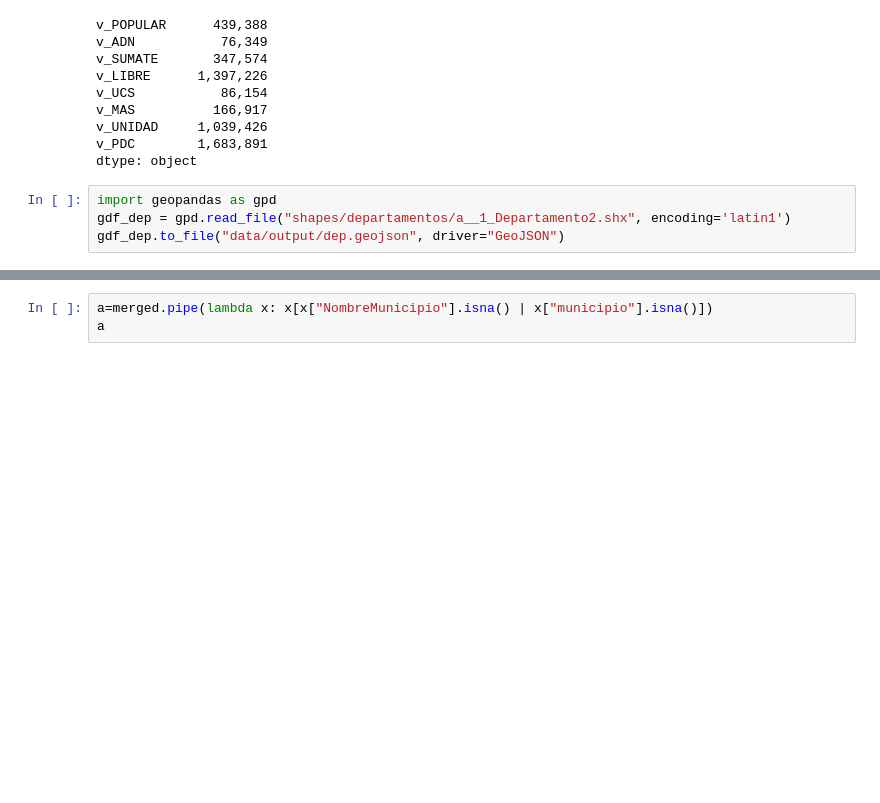
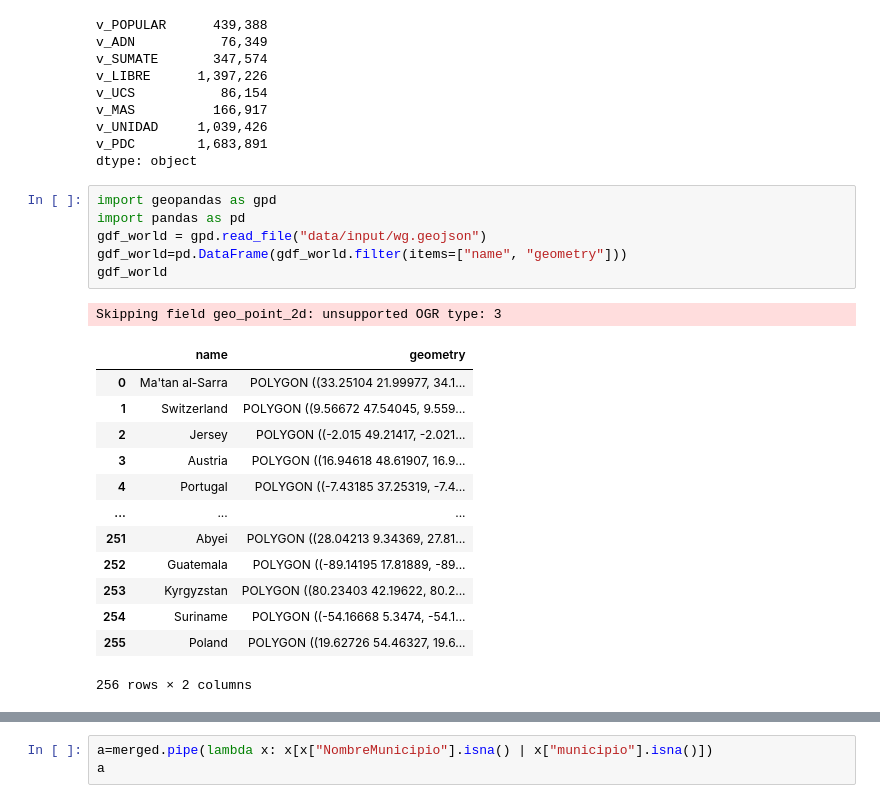
Before and after one commit to hector99-Rod/votaciones_bolivia_2025, a Jupyter notebook: b.ipynb, the cells around one changed output, grey strips where cells are left out. Cells and saved outputs as stored; diff of their text form; blank space fills up the shorter version.

Commit message:
world voting

```diff
--- a/b.ipynb
+++ b/b.ipynb
@@ -65,5 +65,22 @@ v_PDC        1,683,891
 dtype: object
 # %%
 import geopandas as gpd
-gdf_dep = gpd.read_file("shapes/departamentos/a__1_Departamento2.shx", encoding='latin1')
-gdf_dep.to_file("data/output/dep.geojson", driver="GeoJSON")
+import pandas as pd
+gdf_world = gpd.read_file("data/input/wg.geojson")
+gdf_world=pd.DataFrame(gdf_world.filter(items=["name", "geometry"]))
+gdf_world
+# %% [output]
+Skipping field geo_point_2d: unsupported OGR type: 3
+|  | name | geometry |
+| 0 | Ma'tan al-Sarra | POLYGON ((33.25104 21.99977, 34.1... |
+| 1 | Switzerland | POLYGON ((9.56672 47.54045, 9.559... |
+| 2 | Jersey | POLYGON ((-2.015 49.21417, -2.021... |
+| 3 | Austria | POLYGON ((16.94618 48.61907, 16.9... |
+| 4 | Portugal | POLYGON ((-7.43185 37.25319, -7.4... |
+| ... | ... | ... |
+| 251 | Abyei | POLYGON ((28.04213 9.34369, 27.81... |
+| 252 | Guatemala | POLYGON ((-89.14195 17.81889, -89... |
+| 253 | Kyrgyzstan | POLYGON ((80.23403 42.19622, 80.2... |
+| 254 | Suriname | POLYGON ((-54.16668 5.3474, -54.1... |
+| 255 | Poland | POLYGON ((19.62726 54.46327, 19.6... |
+256 rows × 2 columns
```
Also changed, not shown: parts of 5 cells of this notebook, 6 other files.
